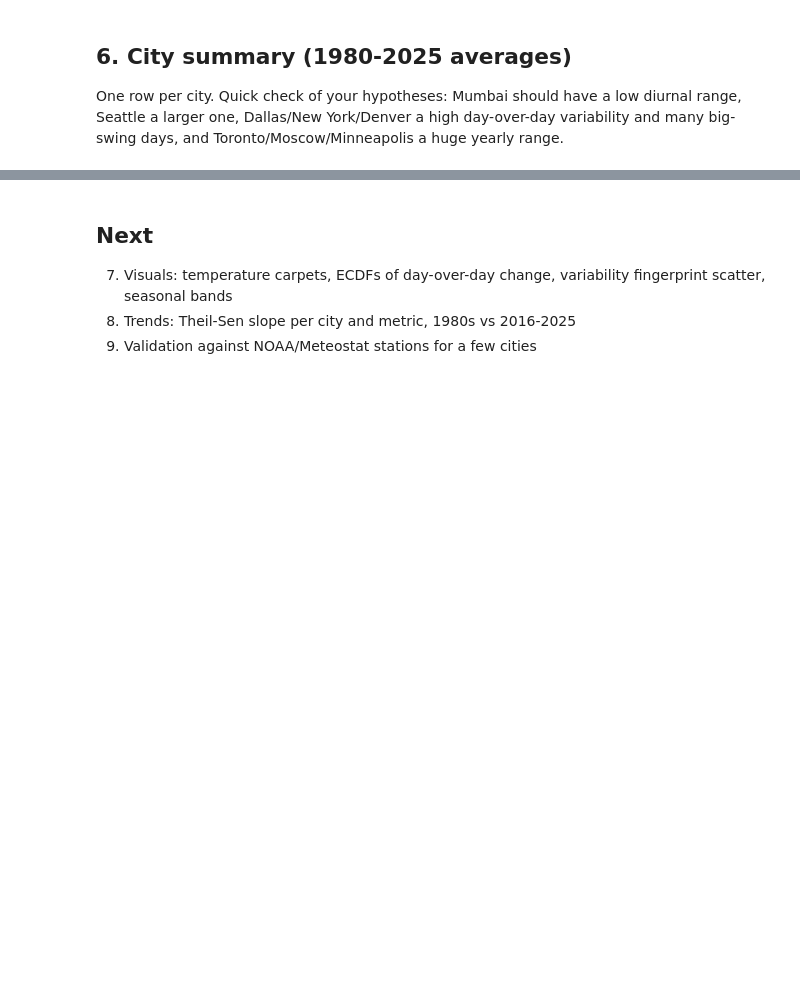
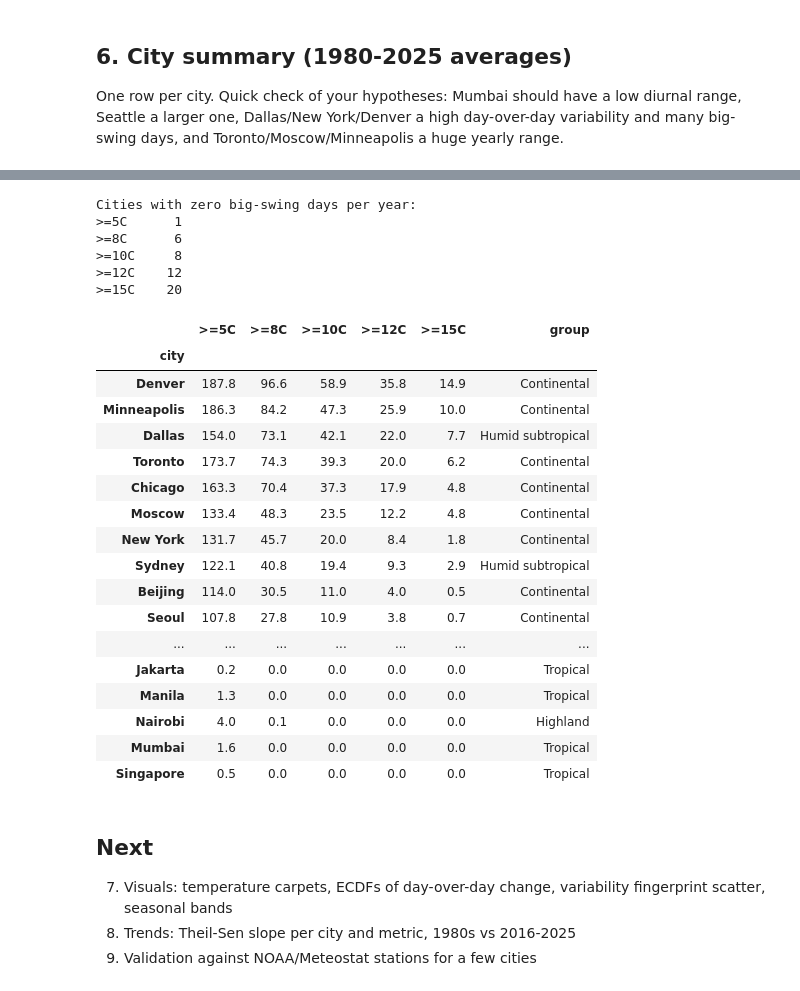
Before and after one commit to ninadparab/weather-temperature, a Jupyter notebook: weather_variability.ipynb, the cells around one changed output, grey strips where cells are left out. Cells and saved outputs as stored; diff of their text form; code cells hidden in the pictures; blank space fills up the shorter version.

```diff
--- a/weather_variability.ipynb
+++ b/weather_variability.ipynb
@@ -321,3 +410,47 @@ ranks.loc[["Mumbai", "Seattle", "Dallas", "New York", "Toronto"]]
+# %%
+thresholds = [5, 8, 10, 12, 15]   # deg C, edit freely
+
+
+def big_swing_days_per_year(d, thr):
+    # a day counts if the high OR the low differs from two days earlier by at least thr
+    big = (d["tmax_d2"].abs() >= thr) | (d["tmin_d2"].abs() >= thr)
+    per_year = big.groupby([d["city"], d["year"]]).sum()
+    return per_year.groupby("city").mean()          # average days per year, per city
+
+
+sens = pd.DataFrame({f">={t}C": big_swing_days_per_year(d, t) for t in thresholds}).round(1)
+
+print("Cities with zero big-swing days per year:")
+print((sens == 0).sum().to_string())
+print()
+
+sens = sens.join(cities.set_index("city")["group"])
+sens.sort_values(f">={thresholds[len(thresholds) // 2]}C", ascending=False)
+# %% [output]
+Cities with zero big-swing days per year:
+>=5C      1
+>=8C      6
+>=10C     8
+>=12C    12
+>=15C    20
+|  | >=5C | >=8C | >=10C | >=12C | >=15C | group |
+| city |  |  |  |  |  |  |
+| Denver | 187.8 | 96.6 | 58.9 | 35.8 | 14.9 | Continental |
+| Minneapolis | 186.3 | 84.2 | 47.3 | 25.9 | 10.0 | Continental |
+| Dallas | 154.0 | 73.1 | 42.1 | 22.0 | 7.7 | Humid subtropical |
+| Toronto | 173.7 | 74.3 | 39.3 | 20.0 | 6.2 | Continental |
+| Chicago | 163.3 | 70.4 | 37.3 | 17.9 | 4.8 | Continental |
+| Moscow | 133.4 | 48.3 | 23.5 | 12.2 | 4.8 | Continental |
+| New York | 131.7 | 45.7 | 20.0 | 8.4 | 1.8 | Continental |
+| Sydney | 122.1 | 40.8 | 19.4 | 9.3 | 2.9 | Humid subtropical |
+| Beijing | 114.0 | 30.5 | 11.0 | 4.0 | 0.5 | Continental |
+| Seoul | 107.8 | 27.8 | 10.9 | 3.8 | 0.7 | Continental |
+| ... | ... | ... | ... | ... | ... | ... |
+| Jakarta | 0.2 | 0.0 | 0.0 | 0.0 | 0.0 | Tropical |
+| Manila | 1.3 | 0.0 | 0.0 | 0.0 | 0.0 | Tropical |
+| Nairobi | 4.0 | 0.1 | 0.0 | 0.0 | 0.0 | Highland |
+| Mumbai | 1.6 | 0.0 | 0.0 | 0.0 | 0.0 | Tropical |
+| Singapore | 0.5 | 0.0 | 0.0 | 0.0 | 0.0 | Tropical |
 # %% [markdown]
 ## Next
 7. Visuals: temperature carpets, ECDFs of day-over-day change, variability fingerprint scatter, seasonal bands
```
Also changed, not shown: parts of 8 cells of this notebook, 1 other file.
